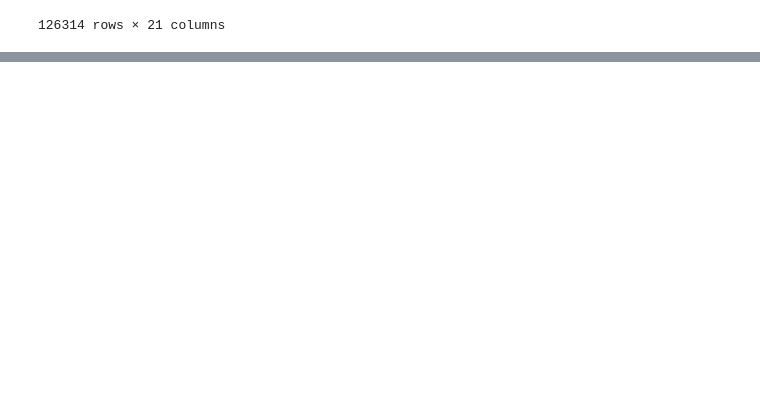
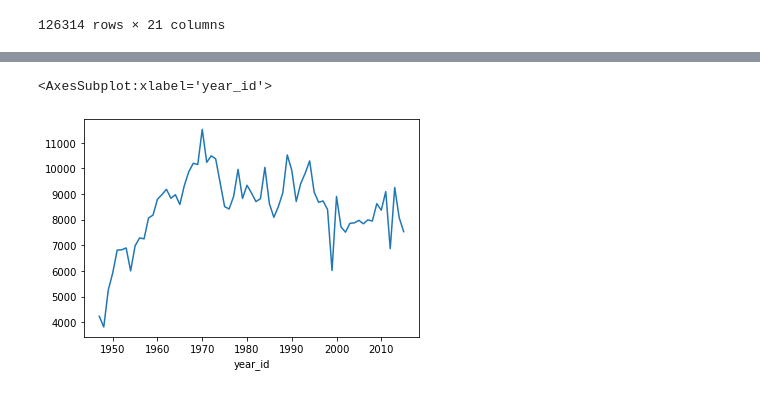
Before and after one commit to WennyCS/learning_journal, a Jupyter notebook: phase_0/week_1/20 Jan 22/d4_PM_d5_AM_Notes.ipynb, the cells around one changed output, grey strips where cells are left out. Drawn from its saved outputs; the diff is of its cells as text; code cells hidden in the pictures; blank space fills up the shorter version.

```diff
--- a/phase_0/week_1/20 Jan 22/d4_PM_d5_AM_Notes.ipynb
+++ b/phase_0/week_1/20 Jan 22/d4_PM_d5_AM_Notes.ipynb
@@ -429,3 +521,3 @@ nba.rename(columns={'game_location':'location','game_result':'result'})
 126314 rows × 22 columns
 # %%
-#nba.rename(columns={'game_location':'location','game_result':'result'}, inplace=True)
+nba.rename(columns={'game_location':'location','game_result':'result'}, inplace=True)
@@ -431,0 +569,4 @@ nba.rename(columns={'game_location':'location','game_result':'result'})
+# %%
+#date tipe data string/objek harus mau diubah ke date type
+#berguna untuk fungsi2 date type
+nba['date_game'] = pd.to_datetime(nba['date_game'])
@@ -431,0 +588,2 @@ nba.rename(columns={'game_location':'location','game_result':'result'})
+# %%
+nba["location"] = pd.Categorical(nba["location"])
@@ -431,0 +678,9 @@ nba.rename(columns={'game_location':'location','game_result':'result'})
+# %%
+nba[nba["fran_id"] == "Knicks"].groupby("year_id")["pts"].sum().plot()
+
+#Visualisasi dari data NBA yang 'fran_id'nya 'Knicks' dan digroupby bdsk year_id dan pts.sum
+#.plot() dari matplotlib
+#linechart
+# %% [output]
+<AxesSubplot:xlabel='year_id'>
+[figure, added]
```
Also changed, not shown: parts of 59 cells of this notebook, 10 other files.
